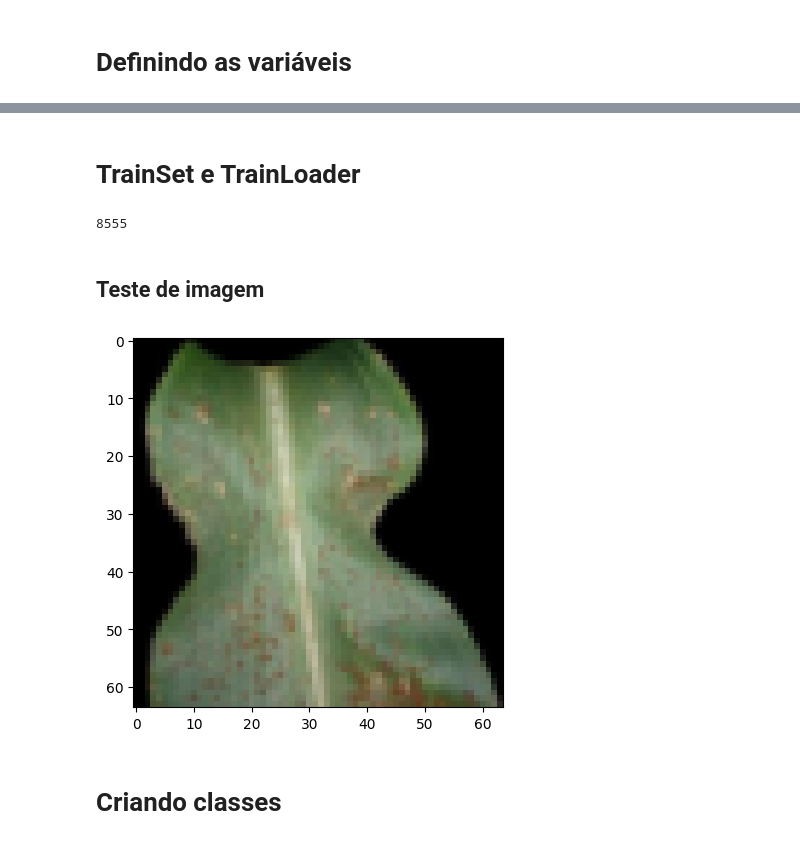
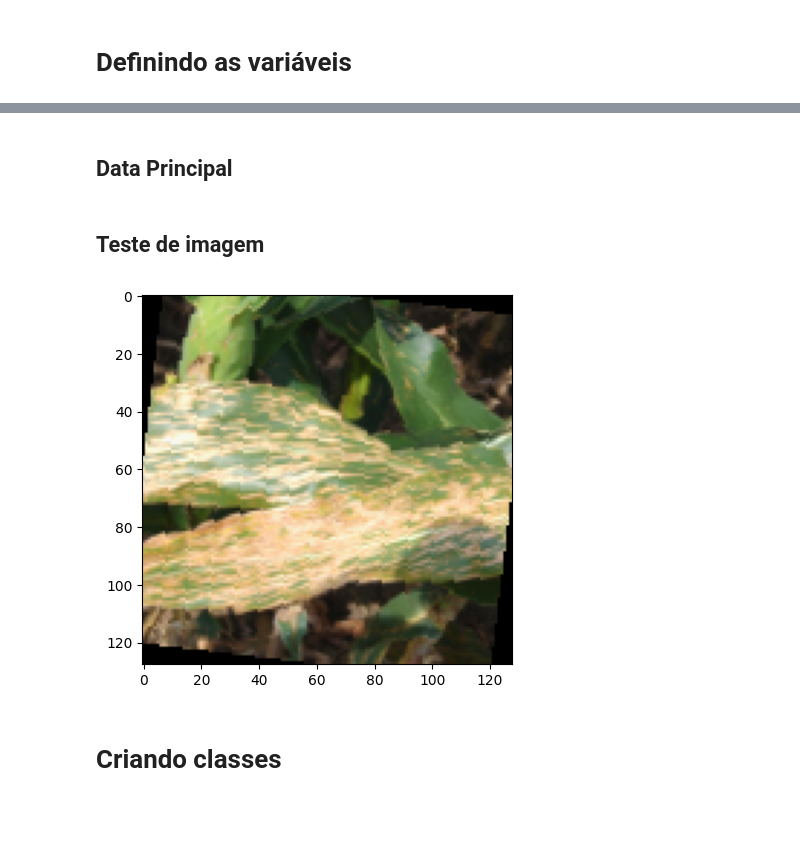
Before and after one commit to Kaua-Matheus/Agroscope-IA, a Jupyter notebook: AI and Scripts/otherAIs/Corn AI/corn.ipynb, the cells around one changed output, grey strips where cells are left out. Drawn from its saved outputs; the diff is of its cells as text; code cells hidden in the pictures; blank space fills up the shorter version.

Commit message:
feat: optimized corn AI

```diff
--- a/AI and Scripts/otherAIs/Corn AI/corn.ipynb
+++ b/AI and Scripts/otherAIs/Corn AI/corn.ipynb
@@ -27,12 +42,10 @@ import numpy as np
 # %%
 transform = transforms.Compose([
-    transforms.Resize((64, 64)), # Alterando tamanho da imagem para 64 x 64
+    transforms.Resize((128, 128)),
+    transforms.ColorJitter(brightness=0.2, contrast=0.2, saturation=0.2),
+    transforms.RandomHorizontalFlip(),
+    transforms.RandomRotation(10),
+    # transforms.Lambda(), <- Aplicar os filtros CV2 aqui
     transforms.ToTensor(),
     transforms.Normalize((0.5, 0.5, 0.5), (0.5, 0.5, 0.5)),
 ])
-
-batch_size = 32
-lr = 0.001
-train_data = "../../../../MainData/Every/Corn/train"
-test_data = "../../../../MainData/Every/Corn/test"
-DEVICE = torch.device("cuda" if torch.cuda.is_available() else "cpu")
@@ -39,24 +71,20 @@ DEVICE = torch.device("cuda" if torch.cuda.is_available() else "cpu")
 # %% [markdown]
-# TrainSet e TrainLoader
+## Data Principal
 # %%
 train_set = datasets.ImageFolder(root=train_data, transform=transform)
 test_set = datasets.ImageFolder(root=test_data, transform=transform)
 
 train_loader = torch.utils.data.DataLoader(train_set, batch_size=batch_size, shuffle=True)
 test_loader = torch.utils.data.DataLoader(test_set, batch_size=batch_size, shuffle=True)
-# %%
-len(train_set.imgs)
-# %% [output]
-8555
 # %% [markdown]
 ## Teste de imagem
 # %%
-image = Image.open(test_set.imgs[6][0])
+image = Image.open(test_set.imgs[666][0])
 image_tensor = transform(image)
 
 imshow(torchvision.utils.make_grid(image_tensor.unsqueeze(0)))
 # %% [output]
-[figure, old version]
+[figure, new version]
 # %% [markdown]
 # Criando classes
 # %%
```
Also changed, not shown: parts of 13 cells of this notebook, 1 other file.
